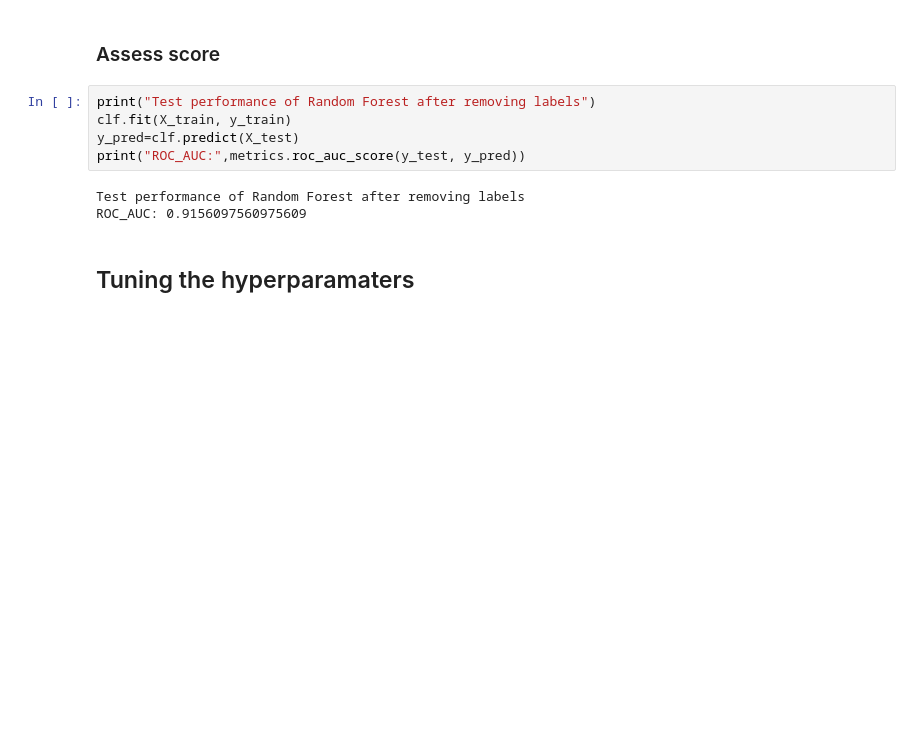
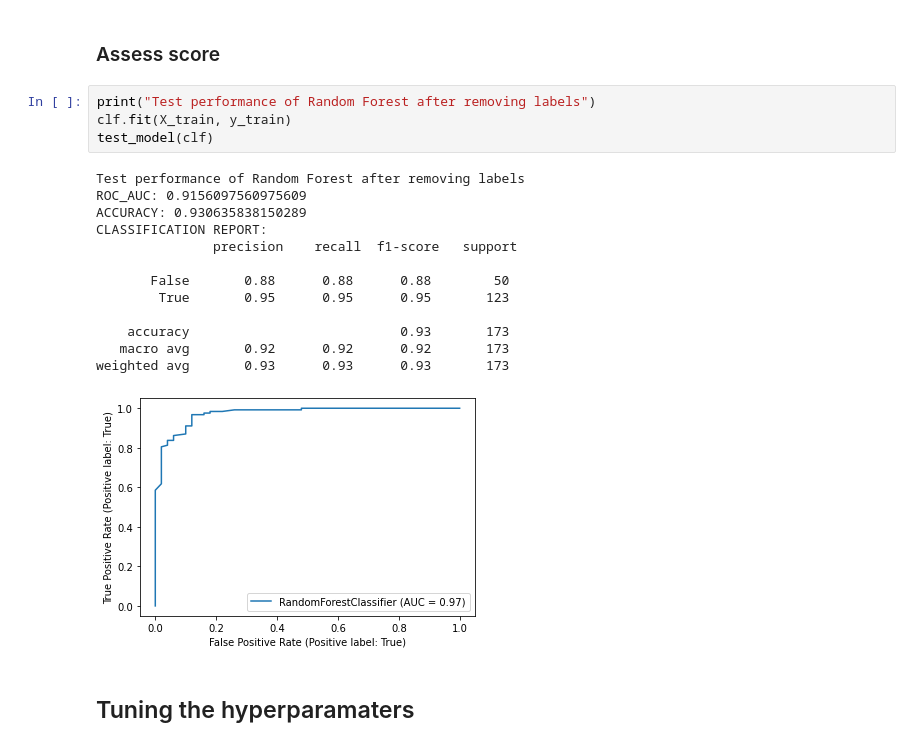
Before and after one commit to Zoya-Anwar/PythonSmellClassifiers-Mark, a Jupyter notebook: smell-classifier.py.ipynb, the cells around one changed output. Saved outputs shown, nothing was run; the diff lists cells and outputs as text; blank space fills up the shorter version.

```diff
--- a/smell-classifier.py.ipynb
+++ b/smell-classifier.py.ipynb
@@ -134,11 +154,21 @@ X_train
 # %%
 print("Test performance of Random Forest after removing labels")
 clf.fit(X_train, y_train)
-y_pred=clf.predict(X_test)
-print("ROC_AUC:",metrics.roc_auc_score(y_test, y_pred))
+test_model(clf)
 # %% [output]
 Test performance of Random Forest after removing labels
 ROC_AUC: 0.9156097560975609
+ACCURACY: 0.930635838150289
+CLASSIFICATION REPORT:
+               precision    recall  f1-score   support
+
+       False       0.88      0.88      0.88        50
+        True       0.95      0.95      0.95       123
+
+    accuracy                           0.93       173
+   macro avg       0.92      0.92      0.92       173
+weighted avg       0.93      0.93      0.93       173
+[figure, added]
 # %% [markdown]
 ## Tuning the hyperparamaters
 # %%
```
Also changed, not shown: parts of 8 cells of this notebook.
